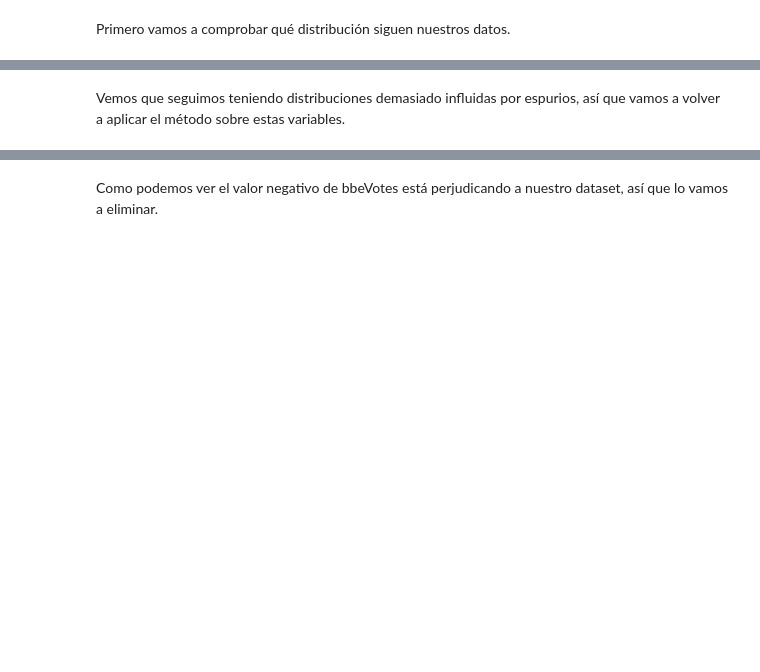
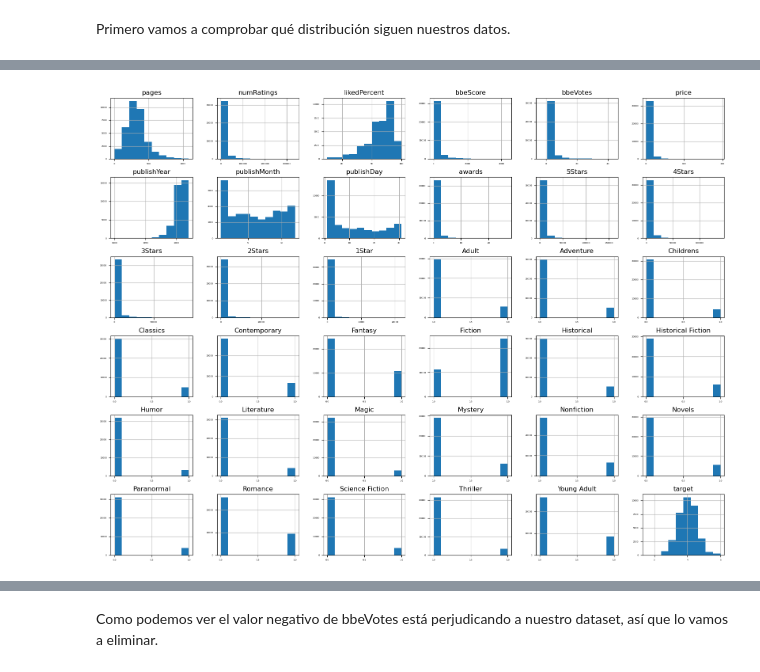
Before and after one commit to igmarco/PreparacionDeDatos_Trabajos, a Jupyter notebook: PD_Trabajo2Opcional/AscorbeMarco_PD_Trabajo2Opcional.ipynb, the cells around one changed output, grey strips where cells are left out. Drawn from its saved outputs; the diff is of its cells as text; code cells hidden in the pictures; blank space fills up the shorter version.

```diff
--- a/PD_Trabajo2Opcional/AscorbeMarco_PD_Trabajo2Opcional.ipynb
+++ b/PD_Trabajo2Opcional/AscorbeMarco_PD_Trabajo2Opcional.ipynb
@@ -840,16 +929,16 @@ Viendo estas distribuciones podemos asverar que tenemos espurios. Quizá de toda
 # %%
-col_num_outlier = X.iloc[:, [3, 7, 8, 9, 10, 11]]
+col_num_outlier = df.iloc[:, 2:8]
 
-df_SDM = aux.copy()
+df_SDM = df.copy()
 
 for elem in col_num_outlier:
     data_mean, data_std = np.mean(df_SDM[elem]), np.std(df_SDM[elem])
     cut_off = data_std * 3
     lower, upper = data_mean - cut_off, data_mean + cut_off
     df_SDM = df_SDM[(df_SDM[elem] >= lower) & (df_SDM[elem] <= upper)]
 
 fig = df_SDM.hist(figsize=[20,15], xlabelsize=4, ylabelsize=4)
 
 plt.show()
+# %% [output]
+[figure, added]
-# %% [markdown]
-Vemos que seguimos teniendo distribuciones demasiado influidas por espurios, así que vamos a volver a aplicar el método sobre estas variables.
```
Also changed, not shown: parts of 47 cells of this notebook.
